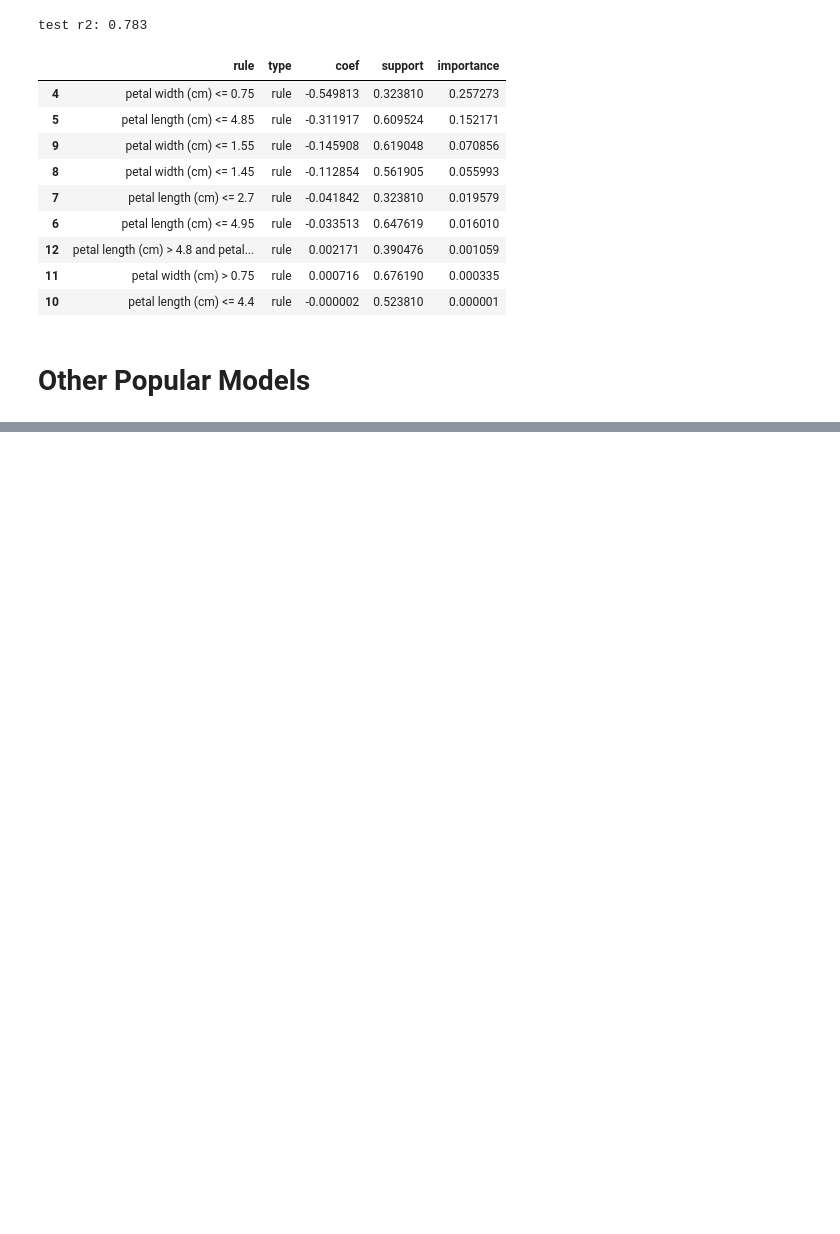
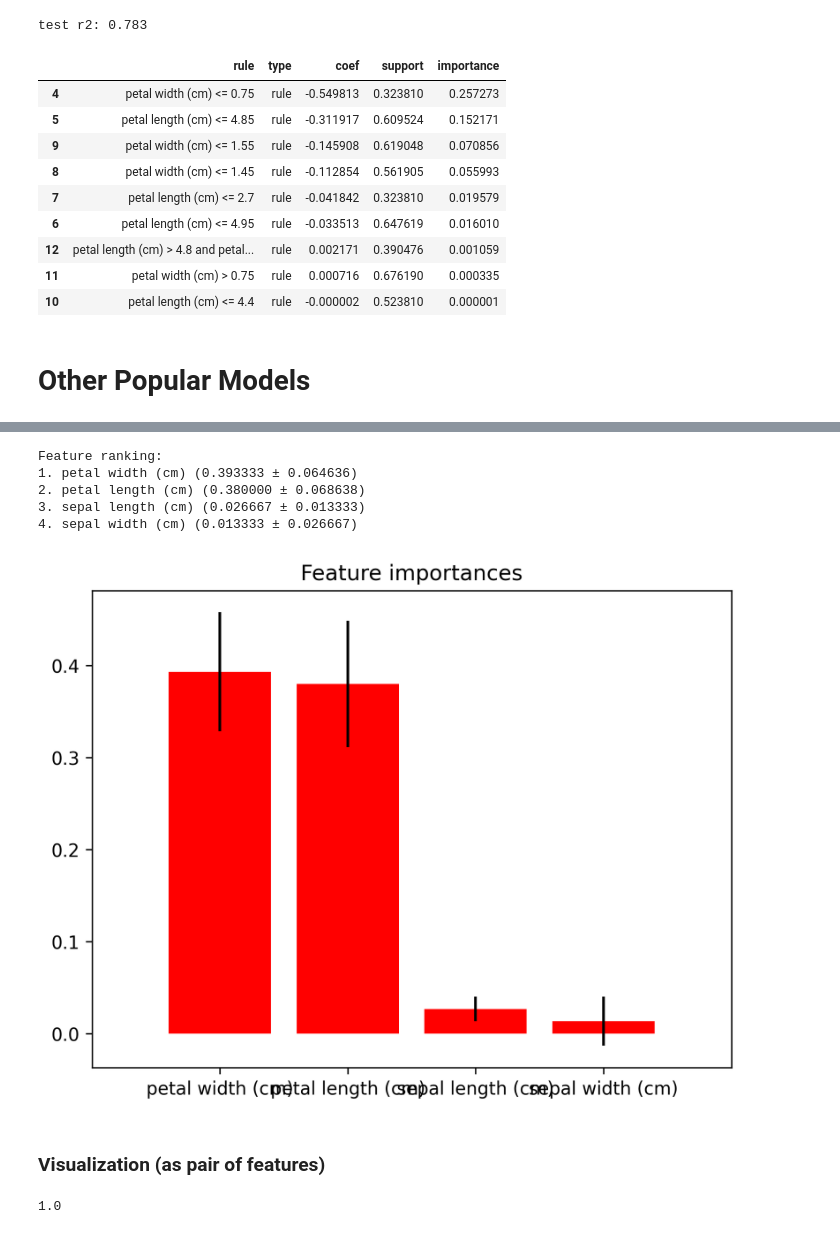
Before and after one commit to ficstamas/FateML, a Jupyter notebook: notebooks/03_decision_models.ipynb, the cells around one changed output, grey strips where cells are left out. Drawn from its saved outputs; the diff is of its cells as text; code cells hidden in the pictures; blank space fills up the shorter version.

Commit message:
Changed notebook plots to inline, finished 3rd notebook and listed jupyterlab and ipympl as dependeny

```diff
--- a/notebooks/03_decision_models.ipynb
+++ b/notebooks/03_decision_models.ipynb
@@ -577,0 +647,6 @@ test r2: 0.783
+# %%
+from sklearn.naive_bayes import GaussianNB
+
+naive = GaussianNB()
+naive.fit(iris.train_x, iris.train_y['target'])
+naive.score(iris.test_x, iris.test_y['target'])
@@ -577,0 +661,37 @@ test r2: 0.783
+# %%
+from sklearn.inspection import permutation_importance
+
+imps = permutation_importance(naive, iris.test_x, iris.test_y['target'], random_state=0)
+importances = imps.importances_mean
+std = imps.importances_std
+indices = np.argsort(importances)[::-1]
+features = iris.test_x.columns
+
+# Print the feature ranking
+print("Feature ranking:")
+for f in range(iris.test_x.shape[1]):
+    print("%d. %s (%f ± %f)" % (f + 1, features[indices[f]], importances[indices[f]], std[indices[f]]))
+# %% [output]
+Feature ranking:
+1. petal width (cm) (0.393333 ± 0.064636)
+2. petal length (cm) (0.380000 ± 0.068638)
+3. sepal length (cm) (0.026667 ± 0.013333)
+4. sepal width (cm) (0.013333 ± 0.026667)
+# %%
+plt.title("Feature importances")
+plt.bar(range(iris.test_x.shape[1]), importances[indices], color="r", yerr=std[indices], align="center")
+plt.xticks(range(iris.test_x.shape[1]), [features[indices[i]] for i in range(4)])
+plt.xlim([-1, iris.test_x.shape[1]])
+plt.show()
+# %% [output]
+[figure, added]
+# %% [markdown]
+### Visualization (as pair of features)
+# %%
+selected_features = ['petal width (cm)', 'petal length (cm)']
+
+naive = GaussianNB()
+naive.fit(iris.train_x[selected_features], iris.train_y['target'])
+naive.score(iris.test_x[selected_features], iris.test_y['target'])
+# %% [output]
+1.0
```
Also changed, not shown: parts of 31 cells of this notebook, 3 other files.
